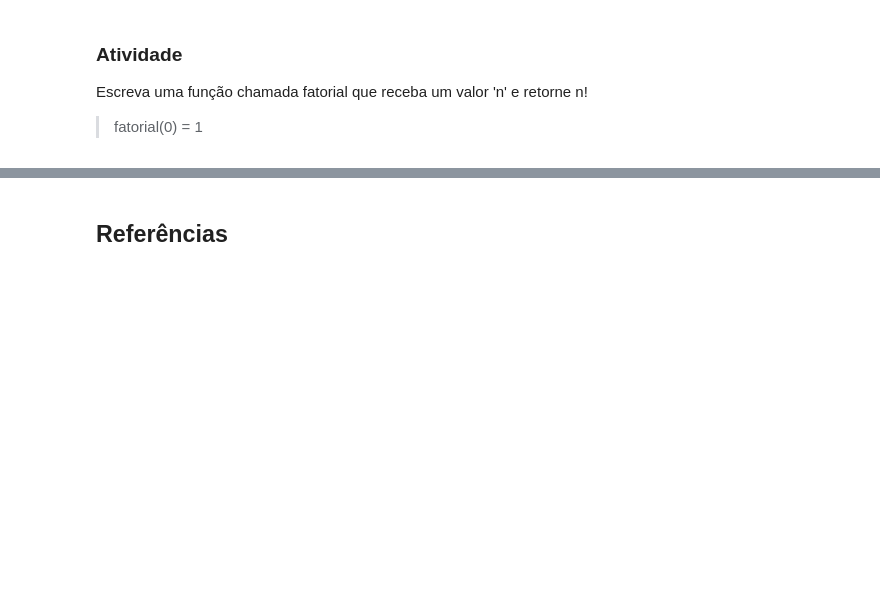
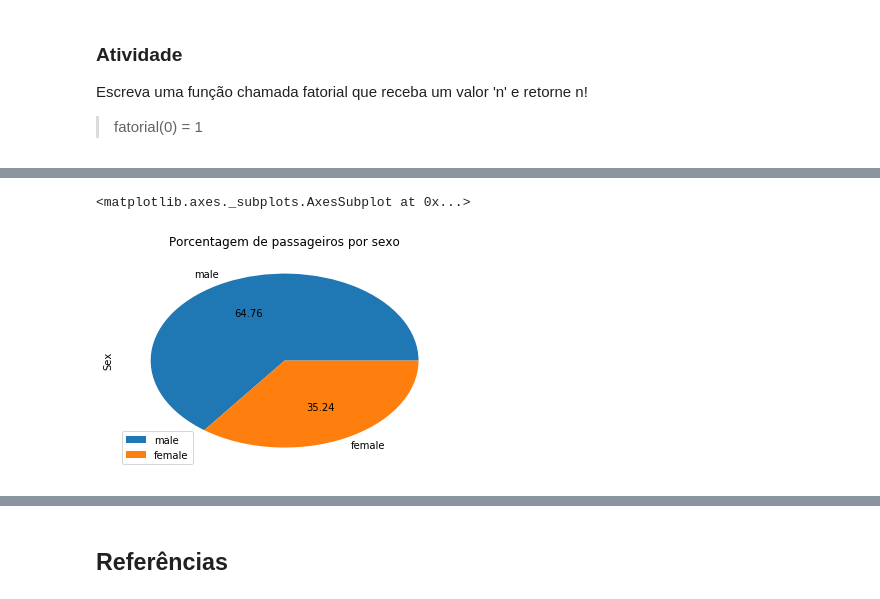
Before and after one commit to LucianoCarlos/minicurso_machine_learning, a Jupyter notebook: aprendizado_maquina_pandas_jupyter.ipynb, the cells around one changed output, grey strips where cells are left out. Saved outputs shown, nothing was run; the diff lists cells and outputs as text; code cells hidden in the pictures; blank space fills up the shorter version.

```diff
--- a/aprendizado_maquina_pandas_jupyter.ipynb
+++ b/aprendizado_maquina_pandas_jupyter.ipynb
@@ -474,0 +821,6 @@ Faça uma função que verifica se um número é primo.
+# %%
+df_train['Sex'].value_counts().plot(kind='pie',
+                                    title="Porcentagem de passageiros por sexo", autopct="%.2f", legend=True)
+# %% [output]
+<matplotlib.axes._subplots.AxesSubplot at 0x...>
+[figure, added]
```
Also changed, not shown: parts of 77 cells of this notebook.
